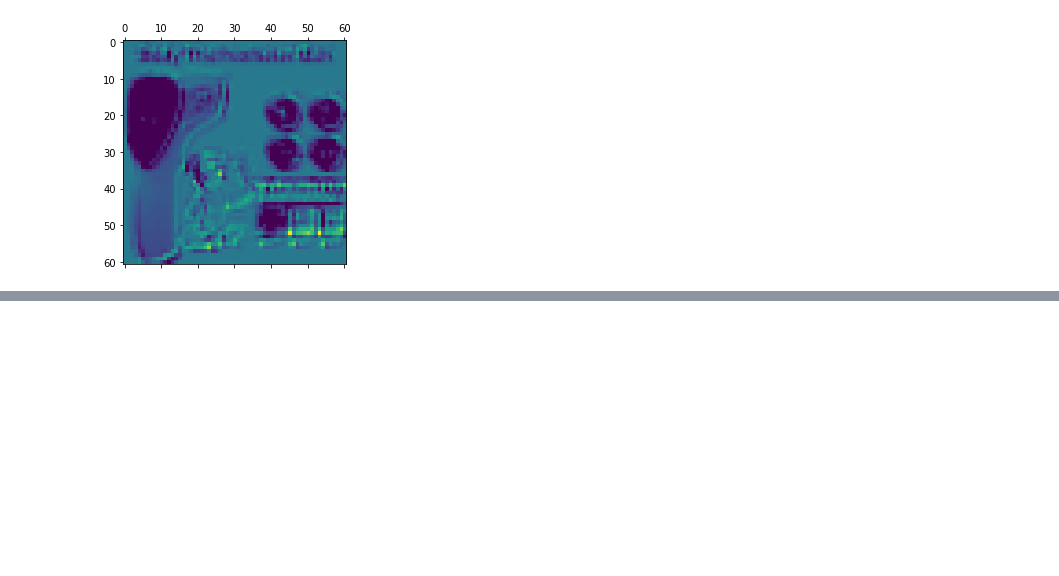
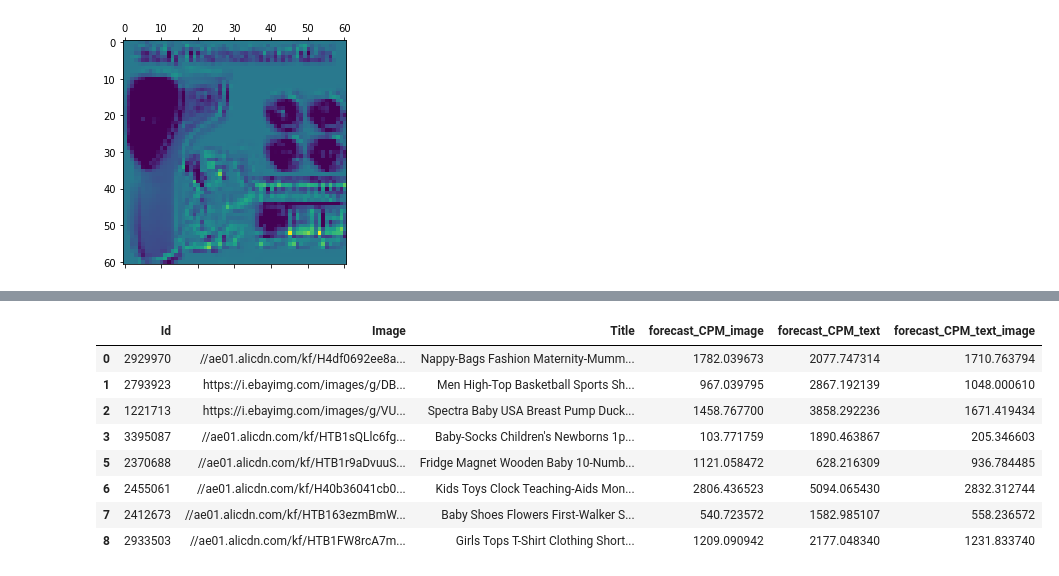
Before and after one commit to sciai-ai/mixed_data_retail, a Jupyter notebook: main_Image_text.ipynb, the cells around one changed output, grey strips where cells are left out. Drawn from its saved outputs; the diff is of its cells as text; code cells hidden in the pictures; blank space fills up the shorter version.

```diff
--- a/main_Image_text.ipynb
+++ b/main_Image_text.ipynb
@@ -934,0 +689,80 @@ for layer_name, layer_activation in zip(layer_names, activations): # Displays th
+# %%
+import requests
+import keras
+import pathlib
+import sys
+import pypyodbc
+# !pip install pypyodbc
+import importlib
+
+directoryPath = '/content/drive/My Drive/'
+sys.path.insert(1, directoryPath)
+print(sys.path)
+import get_image_data
+import get_text_features
+
+importlib.reload(get_image_data)
+importlib.reload(get_text_features)
+
+img_path = directoryPath+'test_images/'
+pathlib.Path(img_path).mkdir(parents=True, exist_ok=True)
+
+# load models
+model = keras.models.load_model(directoryPath+'model.h5')
+model_cnn = keras.models.load_model(directoryPath+'model_cnn.h5')
+model_text = keras.models.load_model(directoryPath+'model_text.h5')
+
+# get data
+# define db connection
+server = "5.100.248.208,1434"
+database = "Products"
+username = "Vadim"
+password =  "g56Gd5dss"
+print("Attempting to make connection with the server")
+
+con = pypyodbc.connect("DRIVER={ODBC Driver 17 for SQL Server};"
+                          "SERVER="+server+";"
+                          "DATABASE="+database+";"
+                          "UID="+username+";"
+                          "PWD="+ password,
+                          autocommit=False)
+print("Connection successful")
+
+c = con.cursor()
+table_name = "ProductsGuru.ProductListings"
+category_query = c.execute("SELECT Id,Image,Title FROM %s"%table_name)
+c.close()
+data_all = pd.read_sql("SELECT TOP 10 Id,Image,Title FROM %s"%table_name,con)
+
+data_all = data_all.rename(columns={"id": "Id", "image": "Image","title":"Title"})
+
+# get image data
+data_images,id = get_image_data.get_image_data(data_all,img_path)
+
+test_data_with_images = data_all.loc[data_all['Id'].isin(id)]
+
+# process text data
+text_data = get_text_features.get_text_features(test_data_with_images)
+
+# get forecast
+preds = model.predict([text_data,data_images])
+preds_cnn = model_cnn.predict([data_images])
+preds_text = model_text.predict([text_data])
+
+test_data_with_images['forecast_CPM_image'] = preds_cnn
+test_data_with_images['forecast_CPM_text'] = preds_text
+test_data_with_images['forecast_CPM_text_image'] = preds
+
+print(test_data_with_images)
+
+text_data.shape
+# %% [output]
+|  | Id | Image | Title | forecast_CPM_image | forecast_CPM_text | forecast_CPM_text_image |
+| 0 | 2929970 | //ae01.alicdn.com/kf/H4df0692ee8a... | Nappy-Bags Fashion Maternity-Mumm... | 1782.039673 | 2077.747314 | 1710.763794 |
+| 1 | 2793923 | https://i.ebayimg.com/images/g/DB... | Men High-Top Basketball Sports Sh... | 967.039795 | 2867.192139 | 1048.000610 |
+| 2 | 1221713 | https://i.ebayimg.com/images/g/VU... | Spectra Baby USA Breast Pump Duck... | 1458.767700 | 3858.292236 | 1671.419434 |
+| 3 | 3395087 | //ae01.alicdn.com/kf/HTB1sQLlc6fg... | Baby-Socks Children's Newborns 1p... | 103.771759 | 1890.463867 | 205.346603 |
+| 5 | 2370688 | //ae01.alicdn.com/kf/HTB1r9aDvuuS... | Fridge Magnet Wooden Baby 10-Numb... | 1121.058472 | 628.216309 | 936.784485 |
+| 6 | 2455061 | //ae01.alicdn.com/kf/H40b36041cb0... | Kids Toys Clock Teaching-Aids Mon... | 2806.436523 | 5094.065430 | 2832.312744 |
+| 7 | 2412673 | //ae01.alicdn.com/kf/HTB163ezmBmW... | Baby Shoes Flowers First-Walker S... | 540.723572 | 1582.985107 | 558.236572 |
+| 8 | 2933503 | //ae01.alicdn.com/kf/HTB1FW8rcA7m... | Girls Tops T-Shirt Clothing Short... | 1209.090942 | 2177.048340 | 1231.833740 |
```
Also changed, not shown: parts of 21 cells of this notebook.
